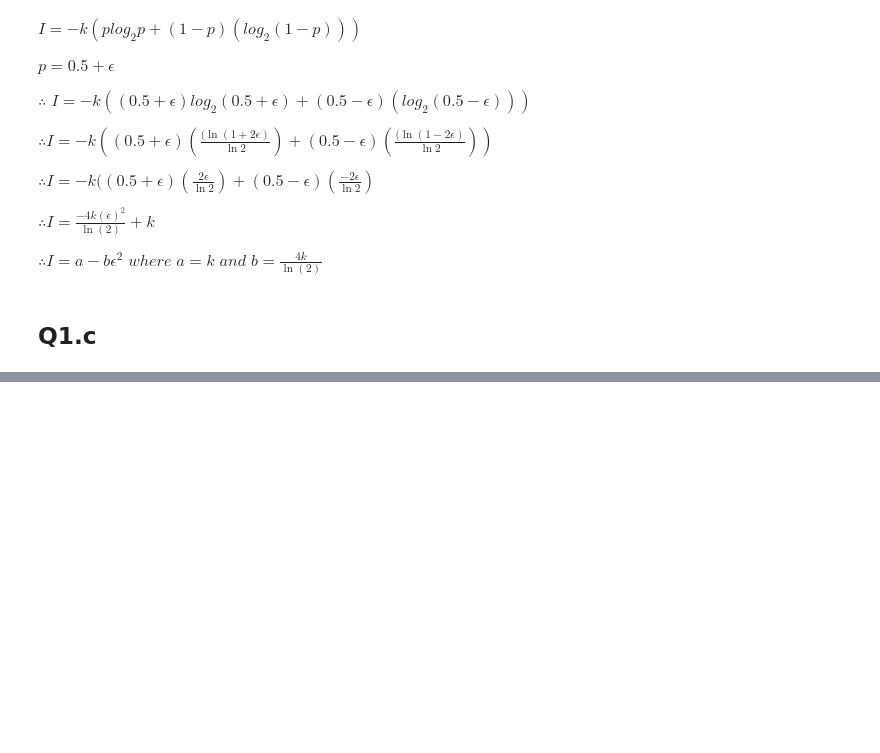
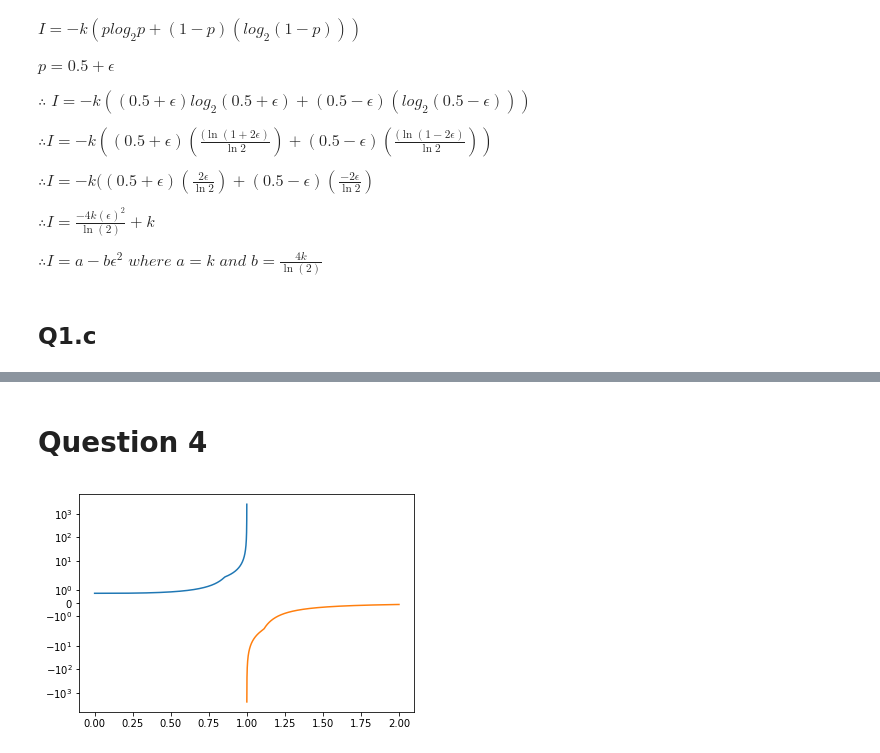
Before and after one commit to Vidhin05/Computational-and-Numerical-Methods, a Jupyter notebook: src/Assignment_1.ipynb, the cells around one changed output, grey strips where cells are left out. Cells and saved outputs as stored; diff of their text form; code cells hidden in the pictures; blank space fills up the shorter version.

```diff
--- a/src/Assignment_1.ipynb
+++ b/src/Assignment_1.ipynb
@@ -54,0 +99,14 @@ Q2
+# %% [markdown]
+#  Question 4
+# %%
+f = lambda h: (0.75)/(1-(h**3))
+h = np.arange(0,1,0.0001)
+plt.plot(h,f(h))
+
+
+h = np.arange(1,2,0.0001)
+plt.plot(h,f(h))
+plt.yscale('symlog')
+plt.show()
+# %% [output]
+[figure, added]
```
Also changed, not shown: parts of 11 cells of this notebook, 1 other file.
